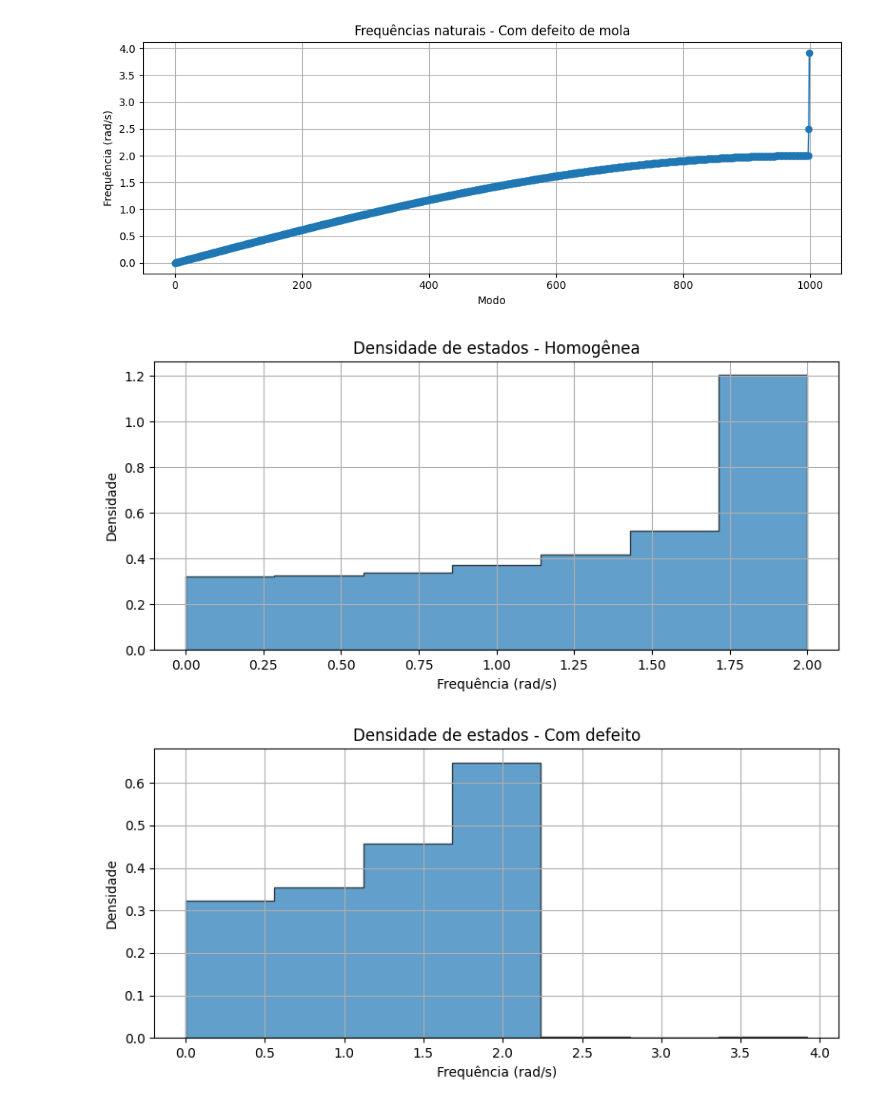
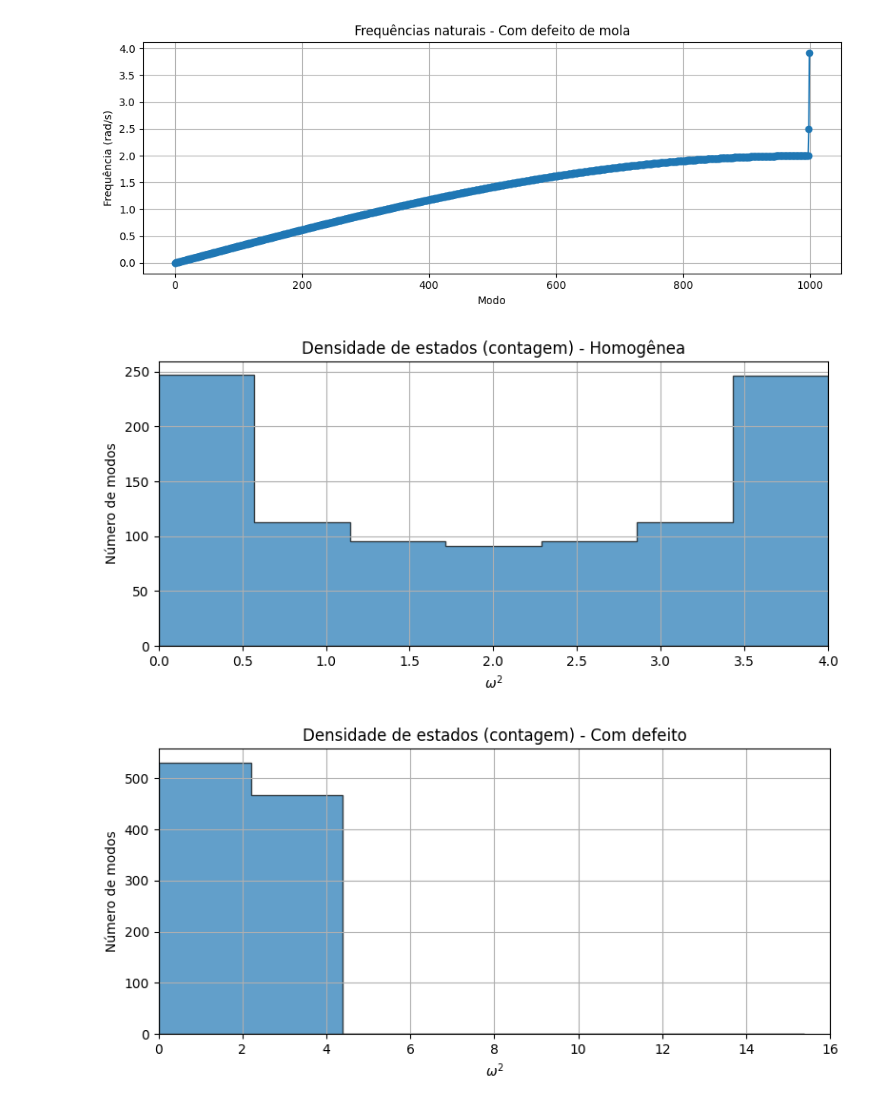
Before and after one commit to KaiqueFalcao/AV5, a Jupyter notebook: AV5.ipynb, the cells around one changed output. Drawn from its saved outputs; the diff is of its cells as text; code cells hidden in the pictures.

```diff
--- a/AV5.ipynb
+++ b/AV5.ipynb
@@ -37,11 +37,6 @@ idx_h = np.argsort(frequencias_h)
 frequencias_h = frequencias_h[idx_h]
 eigvecs_h = np.real(eigvecs_h[:, idx_h])
 
-print("\nAutovalores λ (omega²):")
-print(np.round(eigvals_h[idx_h], 4))
-
-print("\nAutovetor:")
-print(np.round(eigvecs_h, 4))
 
 # ---------- CASO 2: Com defeito ----------
 k_values_d = np.ones(N - 1) * k
@@ -85,21 +80,23 @@ plt.show()
 
 # ---------- HISTOGRAMAS ----------
 plt.figure(figsize=(8, 4))
-plt.hist(frequencias_h, bins=7, density=True, histtype='stepfilled',
+plt.hist(eigvals_h[idx_h], bins=7, histtype='stepfilled',
          edgecolor='k', alpha=0.7)
-plt.title('Densidade de estados - Homogênea')
-plt.xlabel('Frequência (rad/s)')
-plt.ylabel('Densidade')
+plt.title('Densidade de estados (contagem) - Homogênea')
+plt.xlabel(r'$\omega^2$')
+plt.ylabel('Número de modos')
+plt.xlim(0, 4)
 plt.grid(True)
 plt.tight_layout()
 plt.show()
 
 plt.figure(figsize=(8, 4))
-plt.hist(frequencias_d, bins=7, density=True, histtype='stepfilled',
+plt.hist(eigvals_d[idx_d], bins=7, histtype='stepfilled',
          edgecolor='k', alpha=0.7)
-plt.title('Densidade de estados - Com defeito')
-plt.xlabel('Frequência (rad/s)')
-plt.ylabel('Densidade')
+plt.title('Densidade de estados (contagem) - Com defeito')
+plt.xlabel(r'$\omega^2$')
+plt.ylabel('Número de modos')
+plt.xlim(0, 16)
 plt.grid(True)
 plt.tight_layout()
 plt.show()
@@ -169,11 +166,11 @@ plt.show()
  ...
  [ 0.0316  0.0448  0.0447 ... -0.0002  0.      0.    ]
  [ 0.0316  0.0448  0.0447 ...  0.0001  0.      0.    ]
  [ 0.0316  0.0448  0.0447 ... -0.      0.      0.    ]]
 [figure]
 [figure]
-[figure, old version]
+[figure, new version]
-[figure, old version]
+[figure, new version]
 [figure]
 [figure]
 [figure]
```
Also changed, not shown: parts of 1 cell of this notebook.
